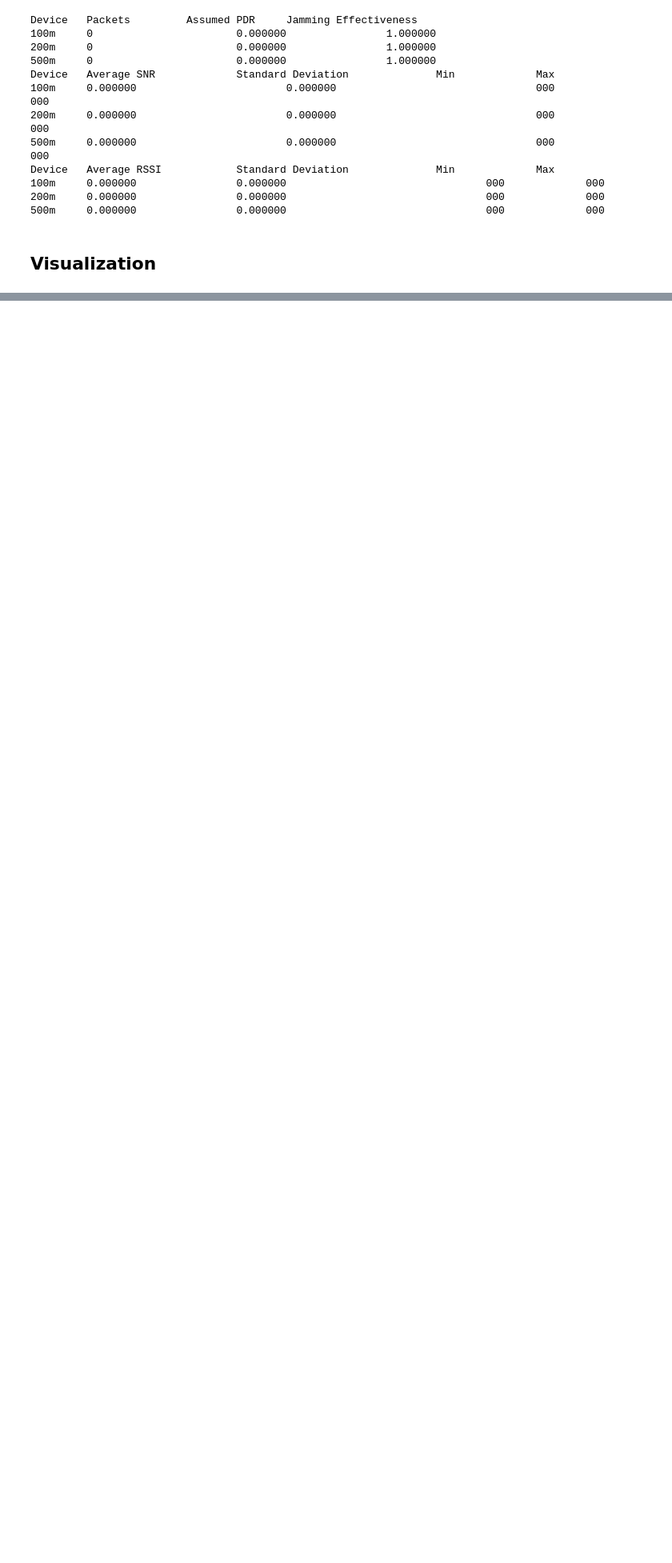
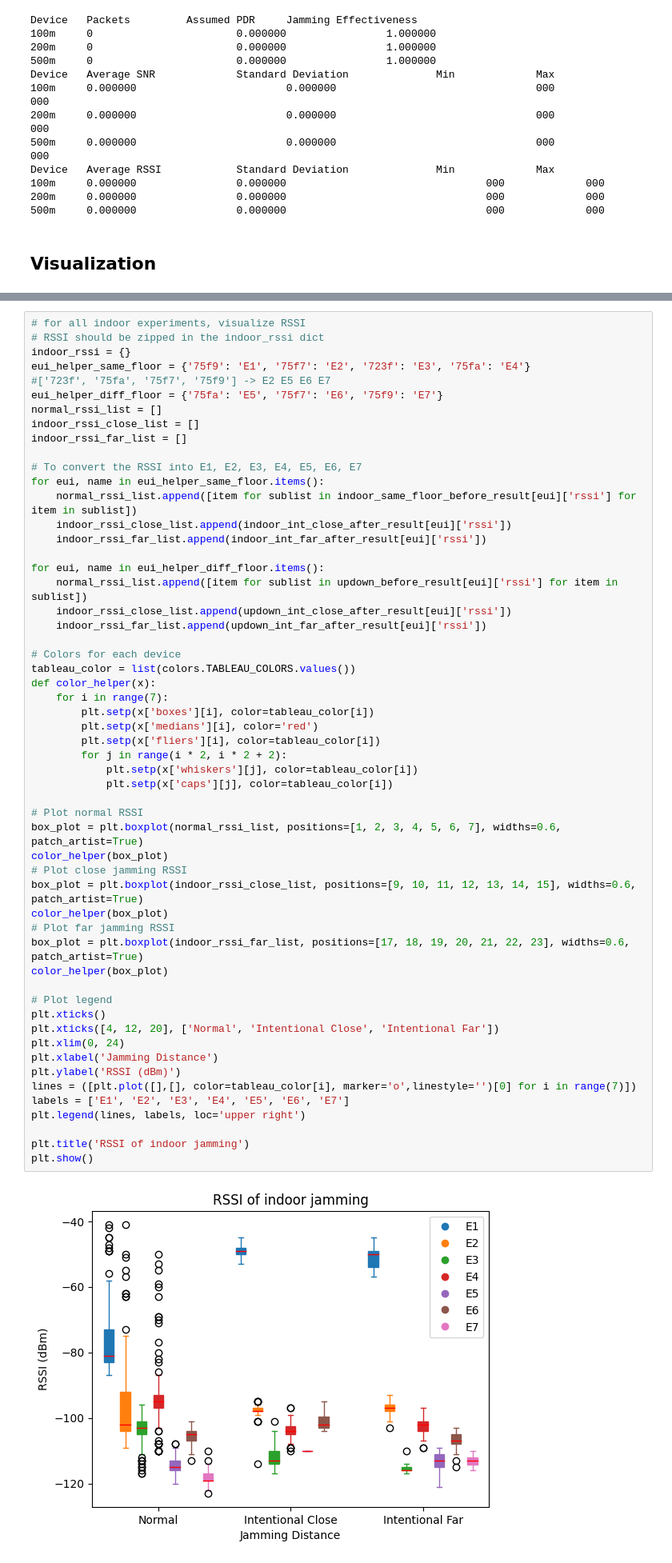
Before and after one commit to Purdue-K-SW-Capstone/SharpShooter-Front, a Jupyter notebook: 454P/code/jammingAnalysis/jamming_analysis.ipynb, the cells around one changed output, grey strips where cells are left out. Shown at 80% size. Saved outputs shown, nothing was run; the diff lists cells and outputs as text; blank space fills up the shorter version.

Commit message:
Update jamming_analysis.ipynb
Added boxplot for RSSI graph

```diff
--- a/454P/code/jammingAnalysis/jamming_analysis.ipynb
+++ b/454P/code/jammingAnalysis/jamming_analysis.ipynb
@@ -547,0 +551,57 @@ after_plot_rssi(outdoor_unint_100m_after_result, outdoor_device_eui_list)
+# %%
+# for all indoor experiments, visualize RSSI
+# RSSI should be zipped in the indoor_rssi dict
+indoor_rssi = {}
+eui_helper_same_floor = {'75f9': 'E1', '75f7': 'E2', '723f': 'E3', '75fa': 'E4'}
+#['723f', '75fa', '75f7', '75f9'] -> E2 E5 E6 E7
+eui_helper_diff_floor = {'75fa': 'E5', '75f7': 'E6', '75f9': 'E7'}
+normal_rssi_list = []
+indoor_rssi_close_list = []
+indoor_rssi_far_list = []
+
+# To convert the RSSI into E1, E2, E3, E4, E5, E6, E7
+for eui, name in eui_helper_same_floor.items():
+    normal_rssi_list.append([item for sublist in indoor_same_floor_before_result[eui]['rssi'] for item in sublist])
+    indoor_rssi_close_list.append(indoor_int_close_after_result[eui]['rssi'])
+    indoor_rssi_far_list.append(indoor_int_far_after_result[eui]['rssi'])
+
+for eui, name in eui_helper_diff_floor.items():
+    normal_rssi_list.append([item for sublist in updown_before_result[eui]['rssi'] for item in sublist])
+    indoor_rssi_close_list.append(updown_int_close_after_result[eui]['rssi'])
+    indoor_rssi_far_list.append(updown_int_far_after_result[eui]['rssi'])
+
+# Colors for each device
+tableau_color = list(colors.TABLEAU_COLORS.values())
+def color_helper(x):
+    for i in range(7):
+        plt.setp(x['boxes'][i], color=tableau_color[i])
+        plt.setp(x['medians'][i], color='red')
+        plt.setp(x['fliers'][i], color=tableau_color[i])
+        for j in range(i * 2, i * 2 + 2):
+            plt.setp(x['whiskers'][j], color=tableau_color[i])
+            plt.setp(x['caps'][j], color=tableau_color[i])
+
+# Plot normal RSSI
+box_plot = plt.boxplot(normal_rssi_list, positions=[1, 2, 3, 4, 5, 6, 7], widths=0.6, patch_artist=True)
+color_helper(box_plot)
+# Plot close jamming RSSI
+box_plot = plt.boxplot(indoor_rssi_close_list, positions=[9, 10, 11, 12, 13, 14, 15], widths=0.6, patch_artist=True)
+color_helper(box_plot)
+# Plot far jamming RSSI
+box_plot = plt.boxplot(indoor_rssi_far_list, positions=[17, 18, 19, 20, 21, 22, 23], widths=0.6, patch_artist=True)
+color_helper(box_plot)
+
+# Plot legend
+plt.xticks()
+plt.xticks([4, 12, 20], ['Normal', 'Intentional Close', 'Intentional Far'])
+plt.xlim(0, 24)
+plt.xlabel('Jamming Distance')
+plt.ylabel('RSSI (dBm)')
+lines = ([plt.plot([],[], color=tableau_color[i], marker='o',linestyle='')[0] for i in range(7)])
+labels = ['E1', 'E2', 'E3', 'E4', 'E5', 'E6', 'E7']
+plt.legend(lines, labels, loc='upper right')
+
+plt.title('RSSI of indoor jamming')
+plt.show()
+# %% [output]
+[figure, added]
```
Also changed, not shown: parts of 2 cells of this notebook, 1 other file.
